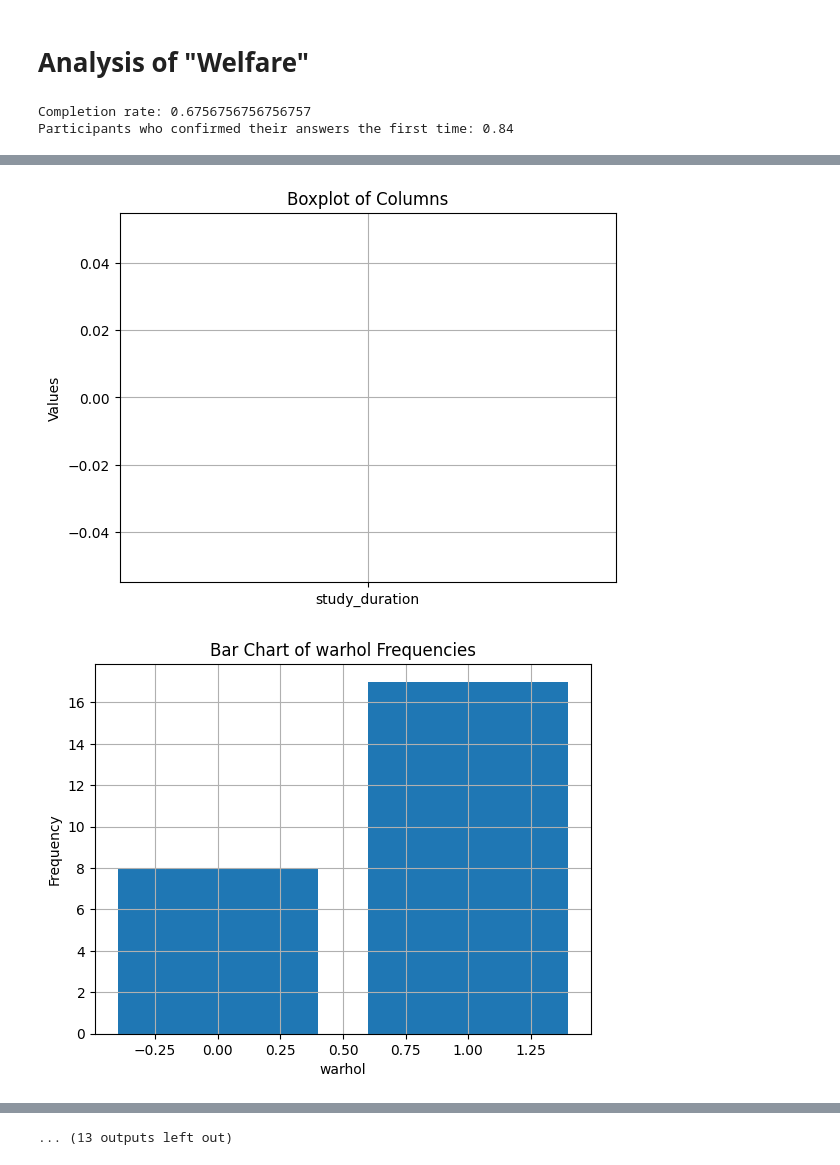
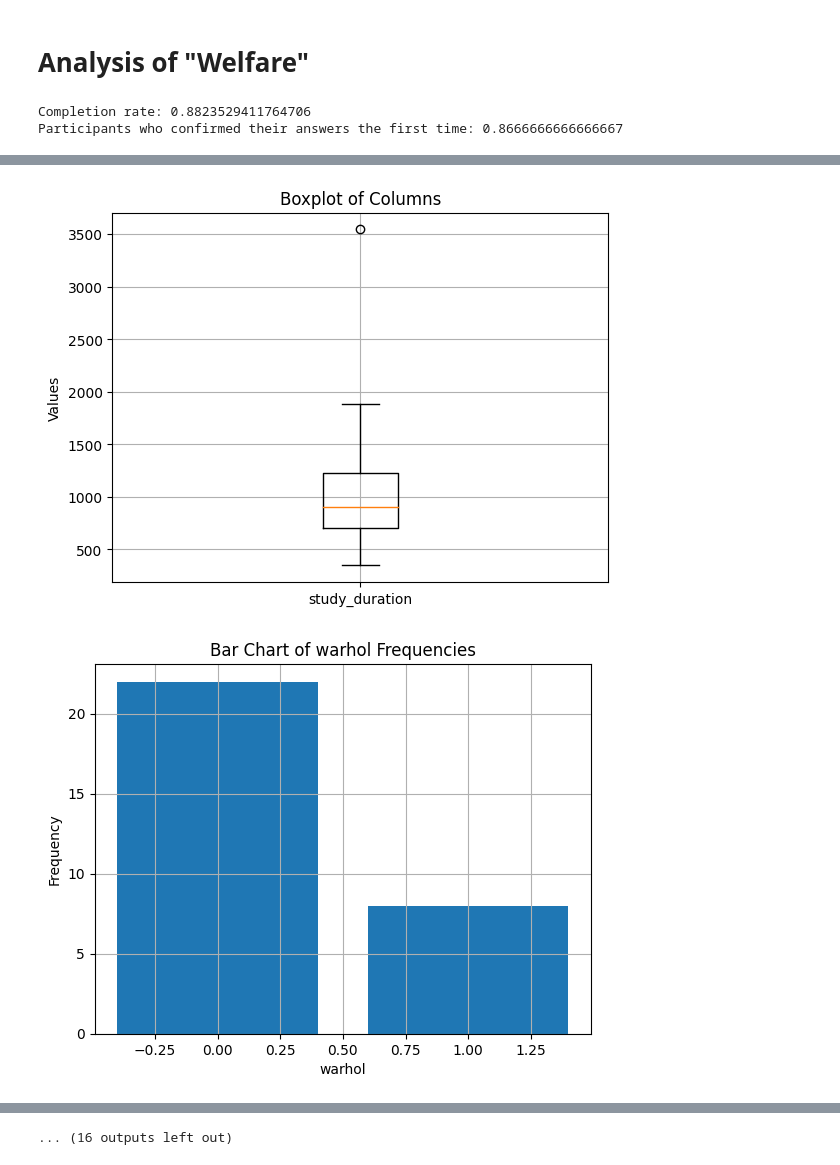
Before and after one commit to LukasBolte/Welfare2, a Jupyter notebook: data_analysis.ipynb, the cells around one changed output, grey strips where cells are left out. Saved outputs shown, nothing was run; the diff lists cells and outputs as text; code cells hidden in the pictures.

Commit message:
pilot data

```diff
--- a/data_analysis.ipynb
+++ b/data_analysis.ipynb
@@ -29,7 +29,7 @@ def load_csv_files(subfolder_name):
     return combined_df
 
 # Usage:
-subfolder_name = '2023-07-pilot_extended_WTP'
+subfolder_name = '2023-07-pilot_three_treatments'
 data = load_csv_files(subfolder_name)
 
 # Remove duplicates based on all columns
@@ -63,8 +63,9 @@ print('Completion rate:', completion_rate)
 data = data[data['finished_experiment']]
 
 # Rename columns
+data['mistakes_cq6'] = data['welfare.1.player.cq6_ambiguous_mistakes']+ data['welfare.1.player.cq6_treatments_mistakes']
 data.rename(columns={'welfare.1.player.'+cq+'_mistakes': 'mistakes_'+cq for cq in ['cq1','cq2','cq3','cq4','cq5']}, inplace=True)
-data['mistakes_total'] = data[['mistakes_cq1', 'mistakes_cq2', 'mistakes_cq3', 'mistakes_cq4', 'mistakes_cq5']].sum(axis=1)
+data['mistakes_total'] = data[['mistakes_cq1', 'mistakes_cq2', 'mistakes_cq3', 'mistakes_cq4', 'mistakes_cq5', 'mistakes_cq6']].sum(axis=1)
 
 # Calculate share of entries where 'welfare.1.player.confirm' equals 1
 total_entries = len(data)
@@ -136,7 +137,7 @@ for el in ['ES', 'Trad']:
 data['study_duration'] = data['end_time'] - data['start_time']
 
 # Rename certain columns
-data.rename(columns={'welfare.2.player.'+el: el for el in ['warhol','arkansas','experience'] + ['feedback'] + ['feedbackDifficulty', 'feedbackUnderstanding', 'feedbackSatisfied', 'feedbackPay']+ ['warholWhy','arkansasWhy','experienceWhy']}, inplace=True)
+data.rename(columns={'welfare.2.player.'+el: el for el in ['warhol','arkansas','experience'] + ['feedback'] + ['feedbackDifficulty', 'feedbackUnderstanding', 'feedbackSatisfied', 'feedbackPay']+ ['MPLWhy'] + ['warholWhy','arkansasWhy','experienceWhy']}, inplace=True)
 
 # Create output folders if they don't exist
 output_folder = os.path.join(os.getcwd(), 'output')
@@ -257,6 +258,51 @@ def plot_and_save_scatter(data, x_column, y_column, subfolder_name):
     # Display the plot (optional)
     plt.show()
 
+
+def plot_and_save_scatter_with_condition(data, x_column, y_column, condition_column, condition_x, condition_y, subfolder_name):
+    # Create a figure and axis
+    fig, ax = plt.subplots()
+
+    # Separate the data based on the condition_column
+    data_x = data[data[condition_column] == condition_x]
+    data_y = data[data[condition_column] == condition_y]
+
+    # Get the counts of each unique pair of (x, y) coordinates for both conditions
+    counts_x = data_x.groupby([x_column, y_column]).size().reset_index(name='count')
+    counts_y = data_y.groupby([x_column, y_column]).size().reset_index(name='count')
+
+    # Merge counts back with the original data to match (x, y) coordinates
+    data_x = data_x.merge(counts_x, on=[x_column, y_column])
+    data_y = data_y.merge(counts_y, on=[x_column, y_column])
+
+    # Scatter plot for condition_x points with increased size for dots with multiple occurrences
+    ax.scatter(data_x[x_column], data_x[y_column], label=f'{condition_column} = {condition_x}', marker='o', s=data_x['count'] * 20)
+
+    # Scatter plot for condition_y points with increased size for dots with multiple occurrences
+    ax.scatter(data_y[x_column], data_y[y_column], label=f'{condition_column} = {condition_y}', marker='x', s=data_y['count'] * 20)
+
+    # Add labels and title
+    ax.set_xlabel(x_column)
+    ax.set_ylabel(y_column)
+    ax.set_title(f'Scatter Plot of {x_column} vs. {y_column}')
+
+    # Show the plot
+    ax.grid(True)
+    ax.legend()
+
+    # Create the subfolder if it doesn't exist
+    subfolder_path = os.path.join('Output', subfolder_name)
+    if not os.path.exists(subfolder_path):
+        os.mkdir(subfolder_path)
+
+    # Save the scatter plot in the subfolder
+    file_path = os.path.join(subfolder_path, f'scatter_plot_{x_column}_vs_{y_column}_with_condition.png')
+    plt.savefig(file_path)
+
+    # Display the plot (optional)
+    plt.show()
+
+
 # Call the functions to plot and save the desired graphs
 plot_and_save_cdf(data, ['mistakes_total'], 'mistakes_total')
 plot_and_save_boxplot(data, ['mistakes_total'], 'mistakes_total')
@@ -271,7 +317,7 @@ for el in ['warhol','arkansas','experience']:
 for el in ['feedbackDifficulty', 'feedbackUnderstanding', 'feedbackSatisfied', 'feedbackPay']:
     plot_and_save_bar_chart(data, el, subfolder_name)
 
-for question in ['mistakes_cq1', 'mistakes_cq2', 'mistakes_cq3', 'mistakes_cq4','mistakes_cq5']:
+for question in ['mistakes_cq1', 'mistakes_cq2', 'mistakes_cq3', 'mistakes_cq4','mistakes_cq5', 'mistakes_cq6']:
     # Call the function to plot and save the CDF for question
     plot_and_save_cdf(data, [question], subfolder_name)
 
@@ -279,6 +325,8 @@ for question in ['mistakes_cq1', 'mistakes_cq2', 'mistakes_cq3', 'mistakes_cq4',
     plot_and_save_boxplot(data, [question], subfolder_name)
 
 plot_and_save_scatter(data, 'Trad_wtp_point', 'ES_wtp_point', subfolder_name)
+plot_and_save_scatter_with_condition(data, 'Trad_wtp_point', 'ES_wtp_point', 'treatment', 'high', 'low', subfolder_name)
+
 
 # Select only the desired columns
 selected_columns = ['label'] + ['warhol','arkansas','experience'] + ['warholWhy','arkansasWhy','experienceWhy']
@@ -295,6 +343,14 @@ selected_data = data[selected_columns]
 # Save the selected data to a CSV file in the 'subfolder'
 file_path = os.path.join(subfolder_path, 'feedback.csv')
 selected_data.to_csv(file_path, index=False)
+
+# Select only the desired columns
+selected_columns = ['label'] + ['Trad_wtp3_bounds','ES_wtp3_bounds'] + ['MPLWhy']
+selected_data = data[selected_columns]
+
+# Save the selected data to a CSV file in the 'subfolder'
+file_path = os.path.join(subfolder_path, 'MPLWhy.csv')
+selected_data.to_csv(file_path, index=False)
 # %% [output]
-Completion rate: 0.6756756756756757
-Participants who confirmed their answers the first time: 0.84
+Completion rate: 0.8823529411764706
+Participants who confirmed their answers the first time: 0.8666666666666667
@@ -306,2 +362,2 @@ Participants who confirmed their answers the first time: 0.84
-[figure, old version]
+[figure, new version]
-[figure, old version]
+[figure, new version]
@@ -312 +368 @@ Participants who confirmed their answers the first time: 0.84
-... (13 outputs left out)
+... (16 outputs left out)
```
Also changed, not shown: parts of 6 cells of this notebook, 21 other files.
